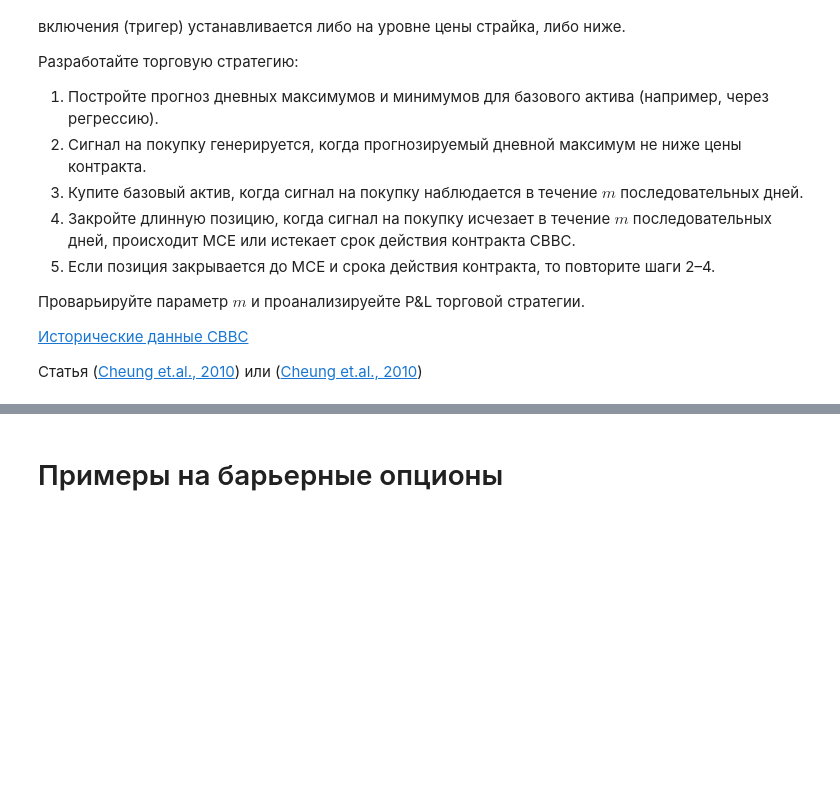
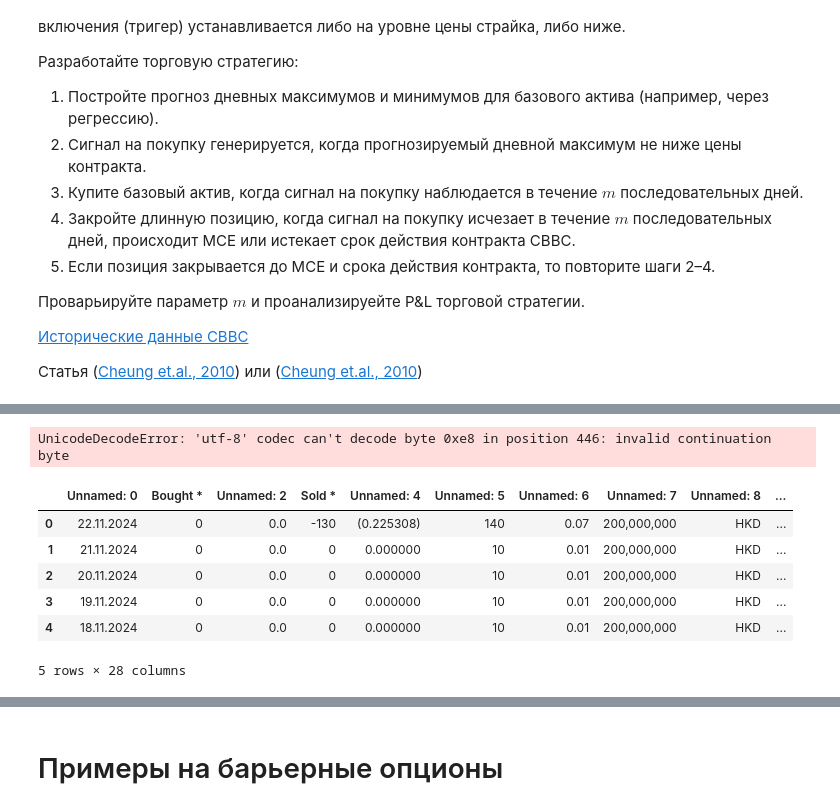
Before and after one commit to AstemirGongapshev/GSFP_2024, a Jupyter notebook: lab_2_GSFP/lab_2b_GSFP.ipynb, the cells around one changed output, grey strips where cells are left out. Cells and saved outputs as stored; diff of their text form; code cells hidden in the pictures; blank space fills up the shorter version.

```diff
--- a/lab_2_GSFP/lab_2b_GSFP.ipynb
+++ b/lab_2_GSFP/lab_2b_GSFP.ipynb
@@ -592,0 +593,17 @@ Detected Encoding: UTF-16
+# %%
+data = pd.read_csv('./CBBC49517.csv',
+                   sep=';',
+                   skiprows=3,
+                   skip_blank_lines=True)
+# %% [output]
+UnicodeDecodeError: 'utf-8' codec can't decode byte 0xe8 in position 446: invalid continuation byte
+# %%
+data.head()
+# %% [output]
+|  | Unnamed: 0 | Bought * | Unnamed: 2 | Sold * | Unnamed: 4 | Unnamed: 5 | Unnamed: 6 | Unnamed: 7 | Unnamed: 8 | ... |
+| 0 | 22.11.2024 | 0 | 0.0 | -130 | (0.225308) | 140 | 0.07 | 200,000,000 | HKD | ... |
+| 1 | 21.11.2024 | 0 | 0.0 | 0 | 0.000000 | 10 | 0.01 | 200,000,000 | HKD | ... |
+| 2 | 20.11.2024 | 0 | 0.0 | 0 | 0.000000 | 10 | 0.01 | 200,000,000 | HKD | ... |
+| 3 | 19.11.2024 | 0 | 0.0 | 0 | 0.000000 | 10 | 0.01 | 200,000,000 | HKD | ... |
+| 4 | 18.11.2024 | 0 | 0.0 | 0 | 0.000000 | 10 | 0.01 | 200,000,000 | HKD | ... |
+5 rows × 28 columns
```
Also changed, not shown: parts of 13 cells of this notebook.
